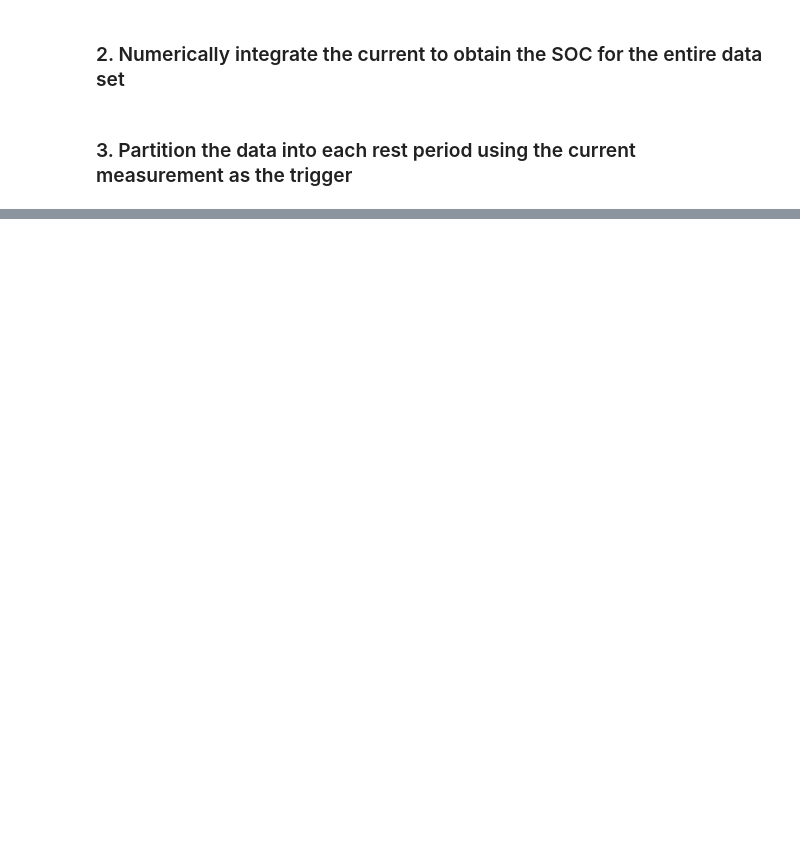
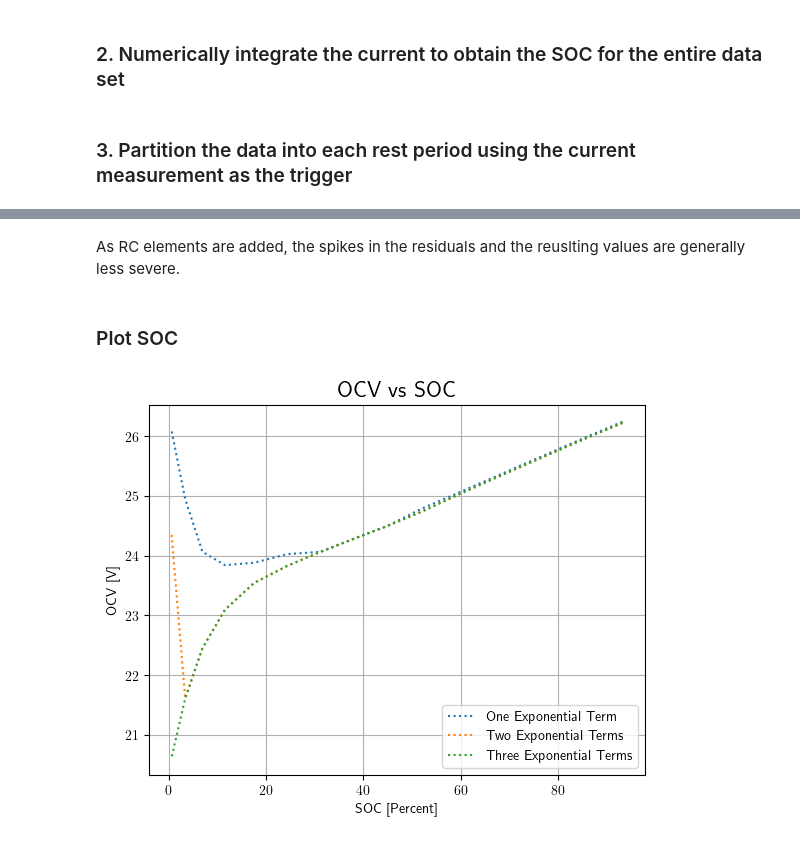
Before and after one commit to benlucke1/aem566, a Jupyter notebook: project3/aem566_project3_main.ipynb, the cells around one changed output, grey strips where cells are left out. Saved outputs shown, nothing was run; the diff lists cells and outputs as text; code cells hidden in the pictures; blank space fills up the shorter version.

```diff
--- a/project3/aem566_project3_main.ipynb
+++ b/project3/aem566_project3_main.ipynb
@@ -153,14 +87,0 @@ for k in range(len(pairs[:,0])):
-# %%
-ys = data.iloc[pairs[0][0]:pairs[0][1],1]
-
-def y(Theta):
-    ts = pairs[0][1] - pairs[0][0]
-    OCV = Theta[0]
-    R0 = Theta[1]
-    R1 = Theta[2]
-    tau1 = Theta[3]
-    i_ts = data.iloc[pairs[0][0] - 1, 1]
-    ntr = -10*(pairs[0][1] - pairs[0][0])
-    t_ser = np.arange(0,abs(ntr/10))
-    vtr = OCV - i_ts*R1*np.exp(-t_ser/tau1*10)
-    return vtr
@@ -201,0 +331,16 @@ array([480, 821])
+# %% [markdown]
+As RC elements are added, the spikes in the residuals and the reuslting values are generally less severe.
+# %% [markdown]
+### Plot SOC
+# %%
+fig, ax7 = plt.subplots()
+ax7.plot(SOC_vals, least_squares_params_single[:,0],label='One Exponential Term',linestyle=':')
+ax7.plot(SOC_vals, least_squares_params_two_terms[:,0],label='Two Exponential Terms',linestyle=':')
+ax7.plot(SOC_vals, least_squares_params_three_terms[:,0],label='Three Exponential Terms',linestyle=':')
+ax7.set_title(r'OCV vs SOC',fontsize=16)
+ax7.set_xlabel(r'SOC [Percent]')
+ax7.set_ylabel(r'OCV [V]')
+plt.legend()
+plt.grid()
+# %% [output]
+[figure, added]
```
Also changed, not shown: parts of 22 cells of this notebook.
